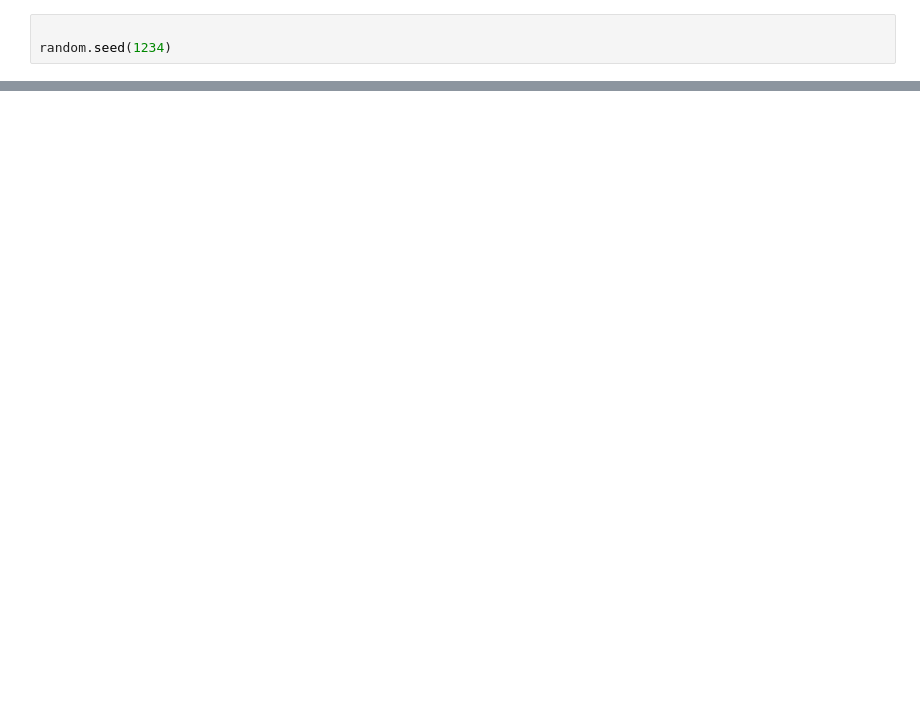
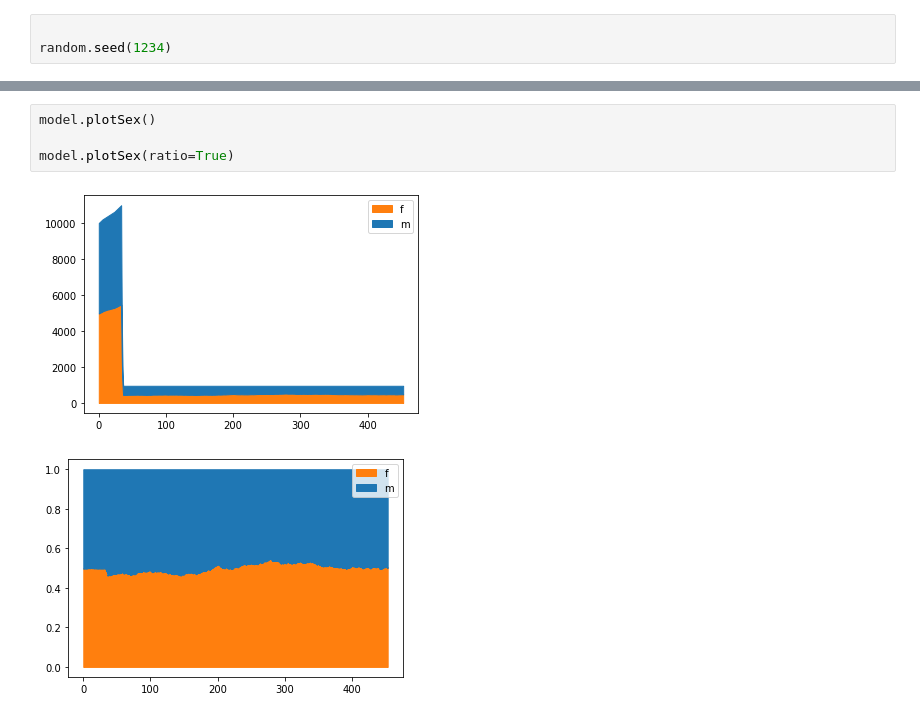
Before and after one commit to liphin15/bloodtype, a Jupyter notebook: model_v2.ipynb, the cells around one changed output, grey strips where cells are left out. Cells and saved outputs as stored; diff of their text form; blank space fills up the shorter version.

```diff
--- a/model_v2.ipynb
+++ b/model_v2.ipynb
@@ -73,0 +83,7 @@ model.plotBtPt()
+# %%
+model.plotSex()
+
+model.plotSex(ratio=True)
+# %% [output]
+[figure, added]
+[figure, added]
```
Also changed, not shown: parts of 9 cells of this notebook, 4 other files.
